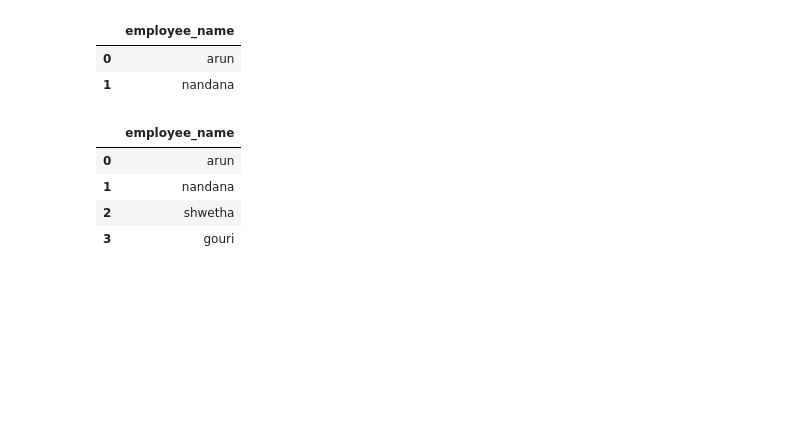
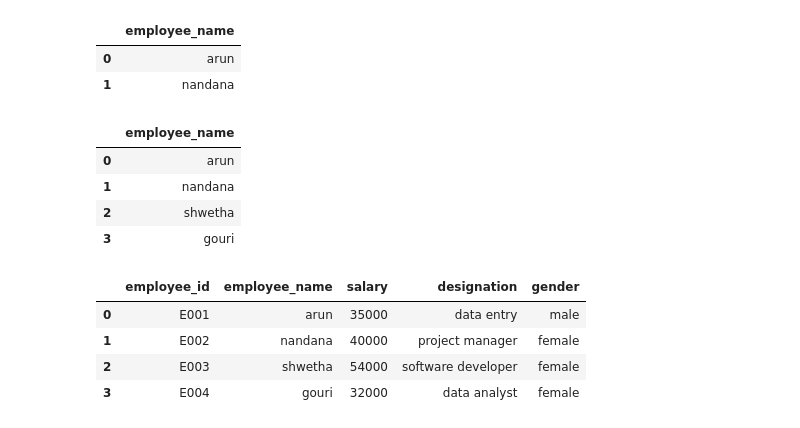
Before and after one commit to Nandanalinson/Python-core-concepts, a Jupyter notebook: day39/pandas.ipynb, the cells around one changed output. Cells and saved outputs as stored; diff of their text form; code cells hidden in the pictures; blank space fills up the shorter version.

```diff
--- a/day39/pandas.ipynb
+++ b/day39/pandas.ipynb
@@ -238,3 +238,13 @@ df5.iloc[0:,[1]]
 | 1 | nandana |
 | 2 | shwetha |
 | 3 | gouri |
+# %%
+# add a new column
+df5['gender'] = ['male','female','female','female']
+df5
+# %% [output]
+|  | employee_id | employee_name | salary | designation | gender |
+| 0 | E001 | arun | 35000 | data entry | male |
+| 1 | E002 | nandana | 40000 | project manager | female |
+| 2 | E003 | shwetha | 54000 | software developer | female |
+| 3 | E004 | gouri | 32000 | data analyst | female |
```
Also changed, not shown: parts of 1 cell of this notebook.
